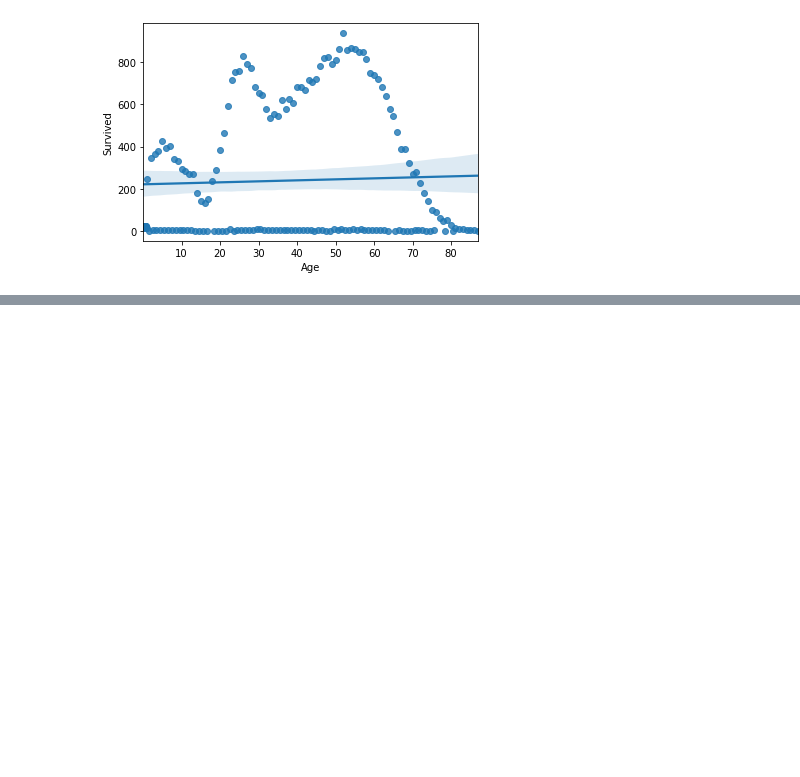
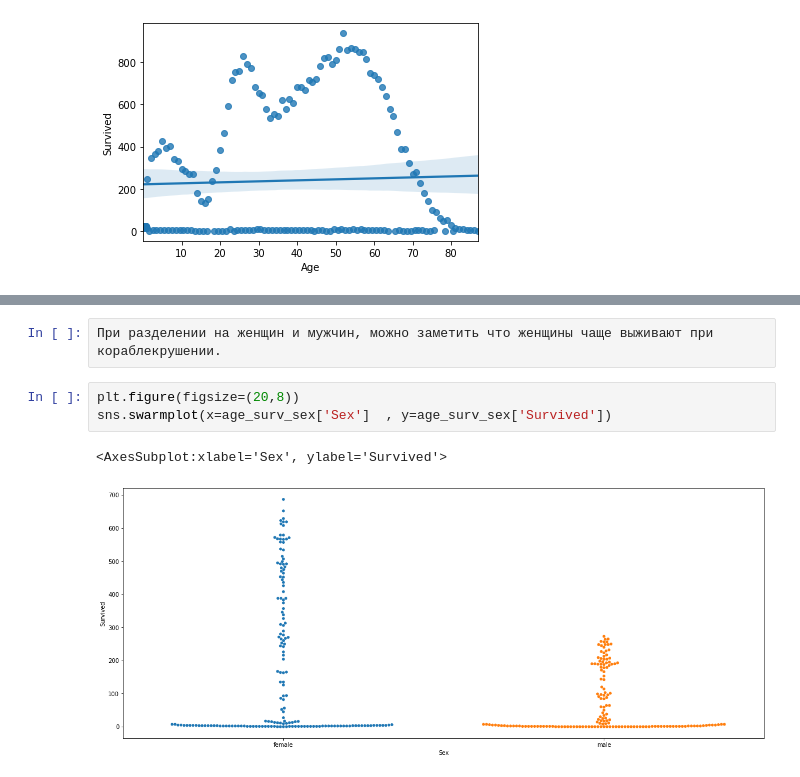
Before and after one commit to mamont79/02_EDA_2022, a Jupyter notebook: 02_EDA_2022.ipynb, the cells around one changed output, grey strips where cells are left out. Drawn from its saved outputs; the diff is of its cells as text; blank space fills up the shorter version.

```diff
--- a/02_EDA_2022.ipynb
+++ b/02_EDA_2022.ipynb
@@ -147,0 +187,8 @@ sns.scatterplot(x=age_surv.index, y=age_surv['Survived'], hue=age_surv[''])
+# %%
+При разделении на женщин и мужчин, можно заметить что женщины чаще выживают при кораблекрушении.
+# %%
+plt.figure(figsize=(20,8))
+sns.swarmplot(x=age_surv_sex['Sex']  , y=age_surv_sex['Survived'])
+# %% [output]
+<AxesSubplot:xlabel='Sex', ylabel='Survived'>
+[figure, added]
```
Also changed, not shown: parts of 12 cells of this notebook.
